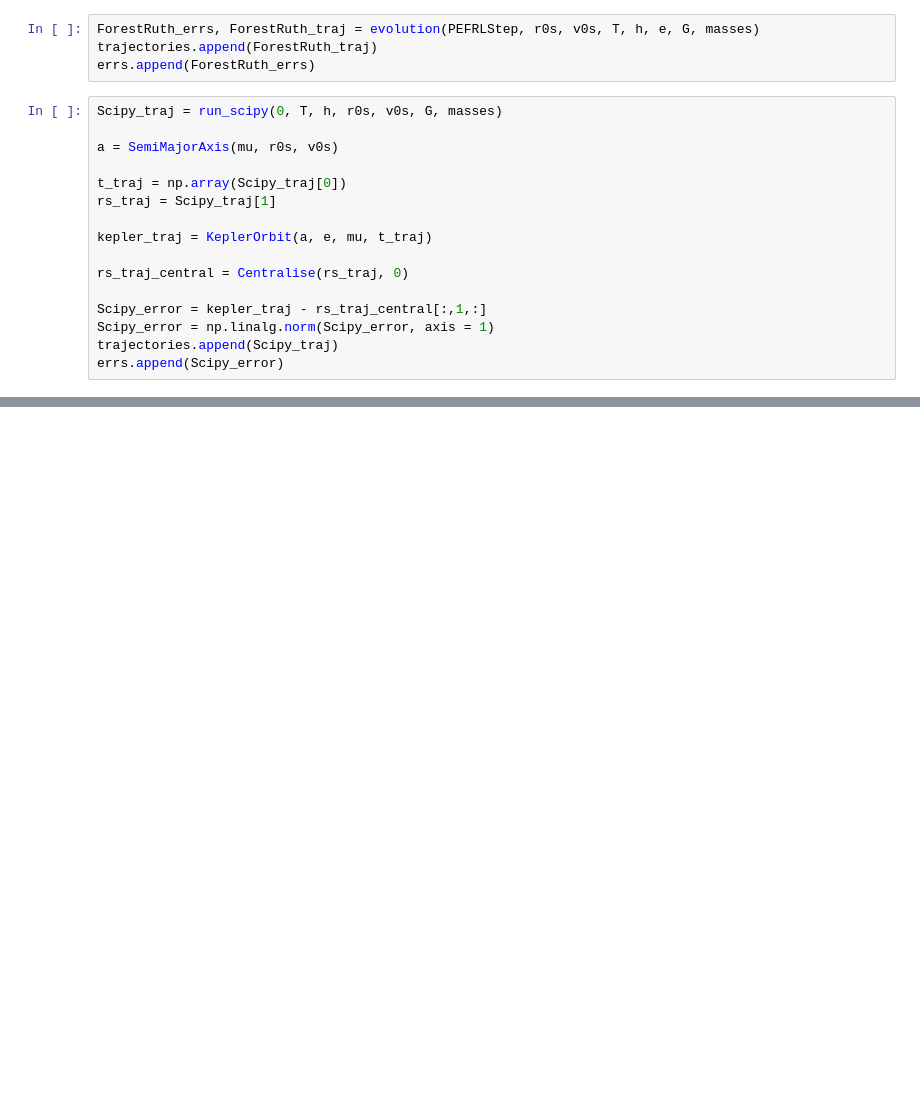
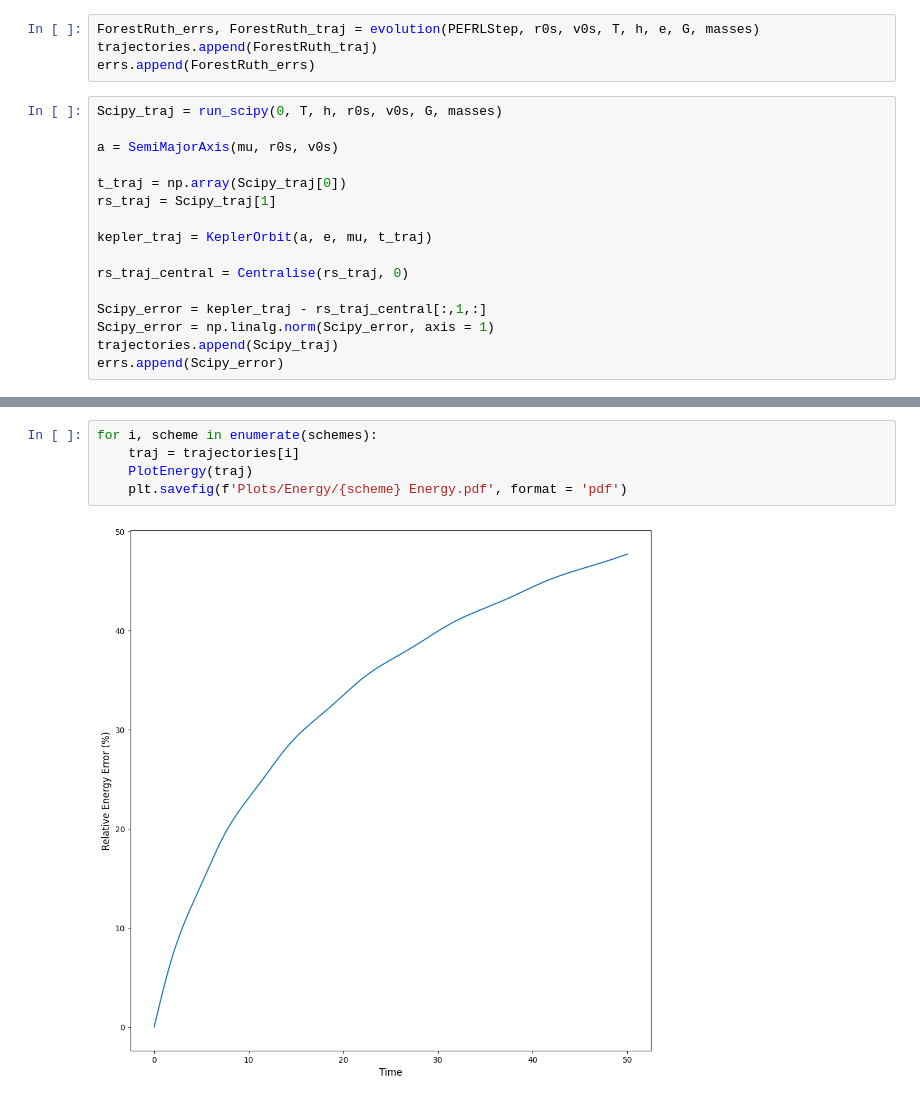
Before and after one commit to williamjones7/Dissertation, a Jupyter notebook: Kepler Plots.ipynb, the cells around one changed output, grey strips where cells are left out. Cells and saved outputs as stored; diff of their text form; blank space fills up the shorter version.

```diff
--- a/Kepler Plots.ipynb
+++ b/Kepler Plots.ipynb
@@ -177,0 +129,7 @@ plt.savefig('Plots/AM/Scipy AM.pdf', format = 'pdf')
+# %%
+for i, scheme in enumerate(schemes):
+    traj = trajectories[i]
+    PlotEnergy(traj)
+    plt.savefig(f'Plots/Energy/{scheme} Energy.pdf', format = 'pdf')
+# %% [output]
+[figure, added]
```
Also changed, not shown: parts of 10 cells of this notebook, 33 other files.
